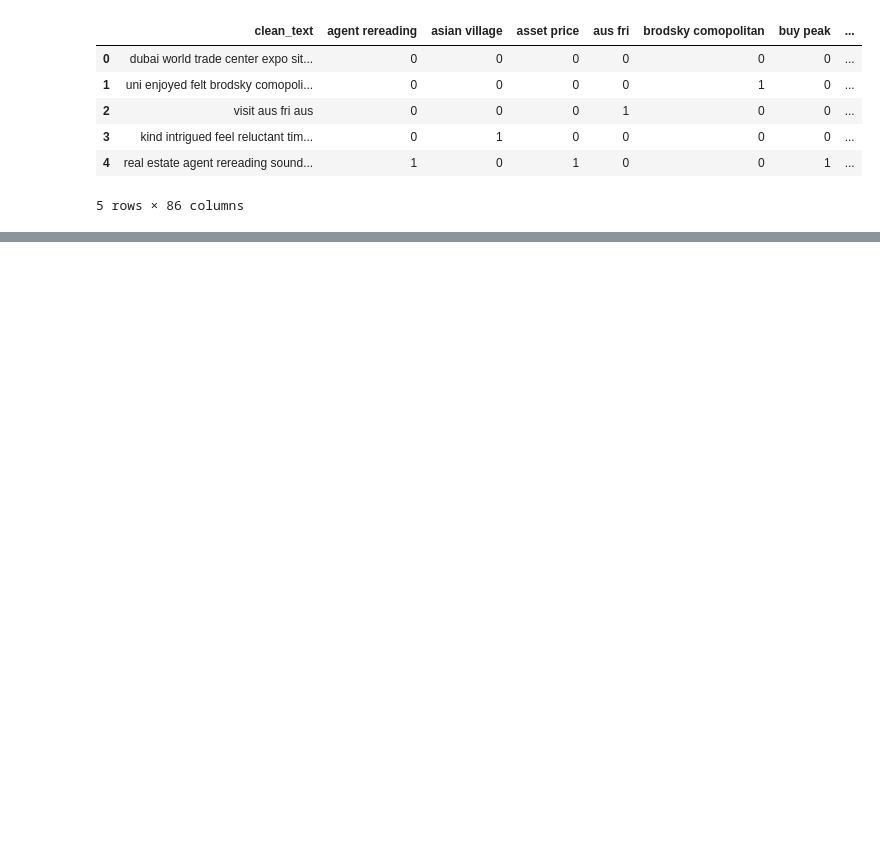
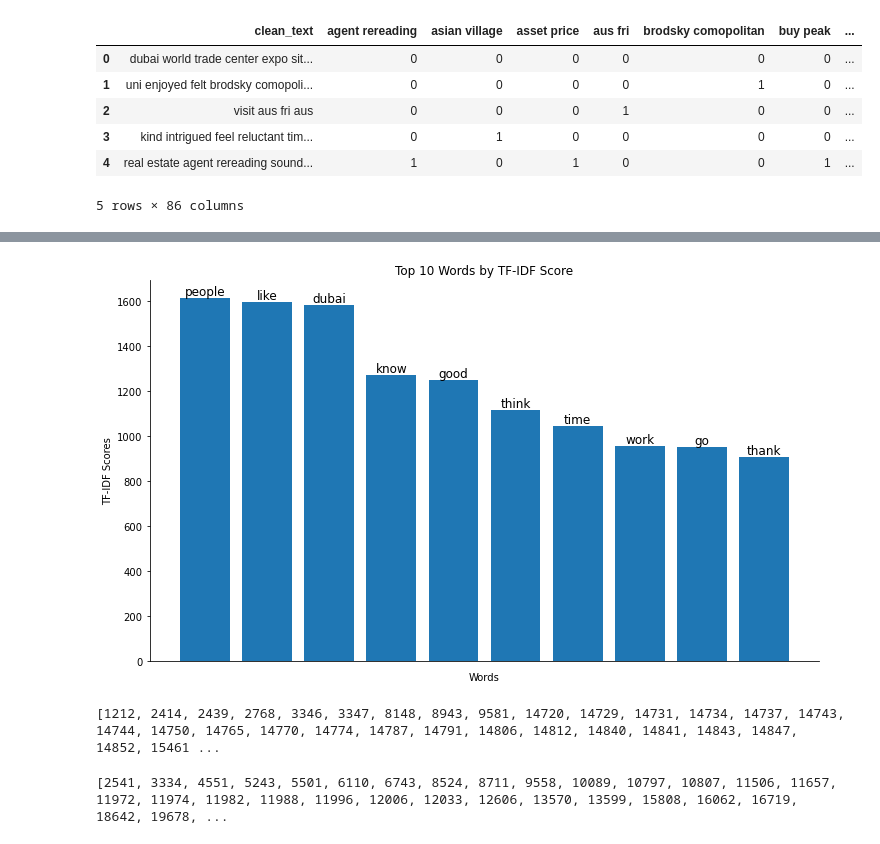
Before and after one commit to luisanomayo/MSc_Thesis_NLP_topic_modelling, a Jupyter notebook: feature representation.ipynb, the cells around one changed output, grey strips where cells are left out. Drawn from its saved outputs; the diff is of its cells as text; code cells hidden in the pictures; blank space fills up the shorter version.

```diff
--- a/feature representation.ipynb
+++ b/feature representation.ipynb
@@ -137,0 +295,65 @@ text_bigram
+# %%
+#default plot settings
+
+pio.templates.default = "plotly_white"
+
+import matplotlib as mpl
+
+#do not display right and top spines
+mpl.rcParams['axes.spines.right'] = False
+mpl.rcParams['axes.spines.top'] = False
+mpl.rcParams['axes.spines.bottom'] = True
+mpl.rcParams['axes.spines.left'] = True
+
+
+# Extract the top 10 words and scores
+top_words = [word for word, _ in word_scores[:10]]
+top_scores = [score for _, score in word_scores[:10]]
+
+# Plot the bar chart
+plt.figure(figsize=(12, 7))
+plt.bar(range(len(top_words)), top_scores)
+plt.xticks(range(len(top_words)), top_words)
+plt.xlabel('Words')
+plt.ylabel('TF-IDF Scores')
+plt.title('Top 10 Words by TF-IDF Score')
+
+# Remove the x-axis labels
+plt.gca().axes.xaxis.set_ticklabels([])
+
+# Remove small vertical ticks on the x-axis
+plt.tick_params(axis='x', which='both', bottom=False, top=False)
+
+
+# Add the word labels on top of each bar
+# Add the word labels on top of each bar
+for i, word in enumerate(top_words):
+    plt.text(i, top_scores[i], word, ha='center', va='bottom', fontsize = 12)
+
+
+# Display the plot
+plt.show()
+# %% [output]
+[figure, added]
+# %%
+#documents most likely relating to accomodation/energy
+
+word2 = 'DEWA'
+doc_index2 = []
+for i,doc in enumerate(data['clean_text']):
+    if word2.lower() in doc.split():
+        doc_index2.append(i)
+print (doc_index2)
+# %% [output]
+[1212, 2414, 2439, 2768, 3346, 3347, 8148, 8943, 9581, 14720, 14729, 14731, 14734, 14737, 14743, 14744, 14750, 14765, 14770, 14774, 14787, 14791, 14806, 14812, 14840, 14841, 14843, 14847, 14852, 15461 ...
+# %%
+#documents most likely relating to work
+
+word3 = 'hospital'
+doc_index3 = []
+for i,doc in enumerate(data['clean_text']):
+    if word3.lower() in doc.split():
+        doc_index3.append(i)
+print (doc_index3)
+# %% [output]
+[2541, 3334, 4551, 5243, 5501, 6110, 6743, 8524, 8711, 9558, 10089, 10797, 10807, 11506, 11657, 11972, 11974, 11982, 11988, 11996, 12006, 12033, 12606, 13570, 13599, 15808, 16062, 16719, 18642, 19678, ...
```
Also changed, not shown: parts of 22 cells of this notebook, 2 other files.
